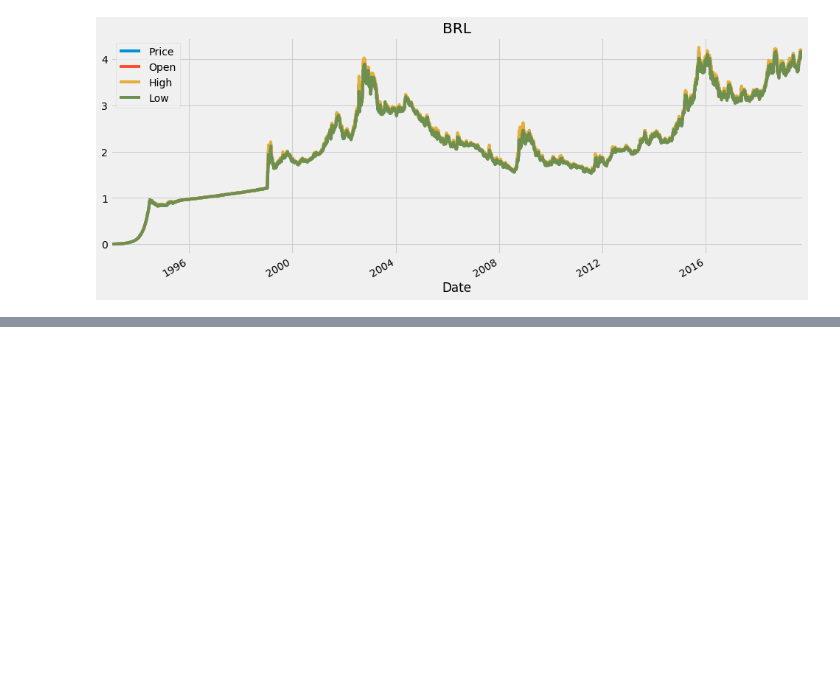
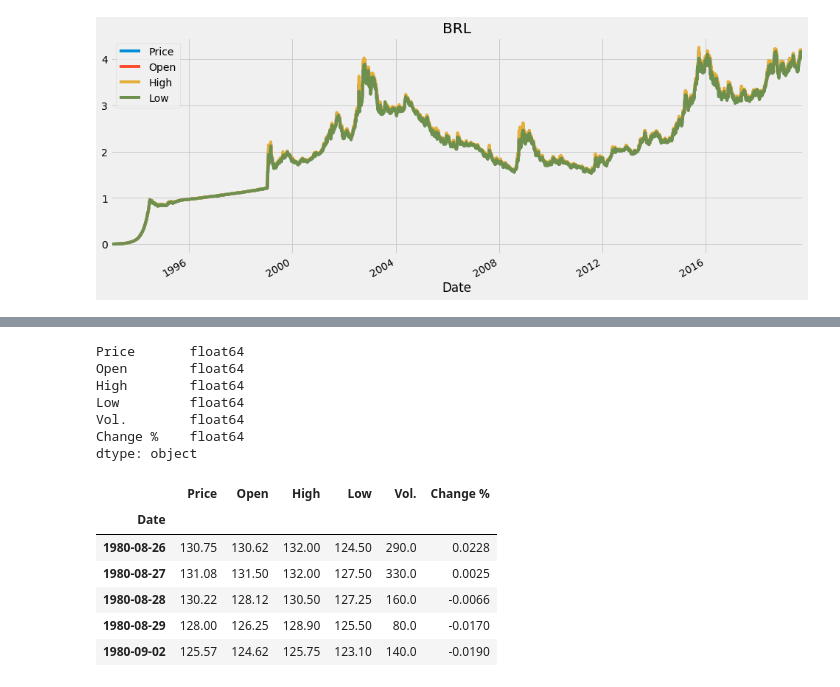
Before and after one commit to teodorkasap/coffee-futures-time-series-analysis, a Jupyter notebook: coffee-futures-time-series-analysis-relation-to-BRL-currency.ipynb, the cells around one changed output, grey strips where cells are left out. Cells and saved outputs as stored; diff of their text form; code cells hidden in the pictures; blank space fills up the shorter version.

```diff
--- a/coffee-futures-time-series-analysis-relation-to-BRL-currency.ipynb
+++ b/coffee-futures-time-series-analysis-relation-to-BRL-currency.ipynb
@@ -89,0 +133,24 @@ plt.show()
+# %%
+df_brl['Change %'] = df_brl.loc[:,['Change %']].apply(lambda x: x.str.strip('%'))
+df_brl['Change %'] = df_brl['Change %'].apply(pd.to_numeric, errors='coerce')
+df_brl['Change %'] = df_brl.loc[:,['Change %']].apply(lambda x: x/100)
+# df_brl['Vol.'] = df_brl.loc[:,['Vol.']].apply(lambda x: x.str.strip('K'))
+# df_brl['Vol.'] = df_brl['Vol.'].apply(pd.to_numeric, errors='coerce')
+# df_brl['Vol.'] = df_brl.loc[:,['Vol.']].apply(lambda x: x*1000)
+display(df_coffee.dtypes)
+display(df_coffee.head())
+# %% [output]
+Price       float64
+Open        float64
+High        float64
+Low         float64
+Vol.        float64
+Change %    float64
+dtype: object
+|  | Price | Open | High | Low | Vol. | Change % |
+| Date |  |  |  |  |  |  |
+| 1980-08-26 | 130.75 | 130.62 | 132.00 | 124.50 | 290.0 | 0.0228 |
+| 1980-08-27 | 131.08 | 131.50 | 132.00 | 127.50 | 330.0 | 0.0025 |
+| 1980-08-28 | 130.22 | 128.12 | 130.50 | 127.25 | 160.0 | -0.0066 |
+| 1980-08-29 | 128.00 | 126.25 | 128.90 | 125.50 | 80.0 | -0.0170 |
+| 1980-09-02 | 125.57 | 124.62 | 125.75 | 123.10 | 140.0 | -0.0190 |
```
Also changed, not shown: parts of 8 cells of this notebook.
